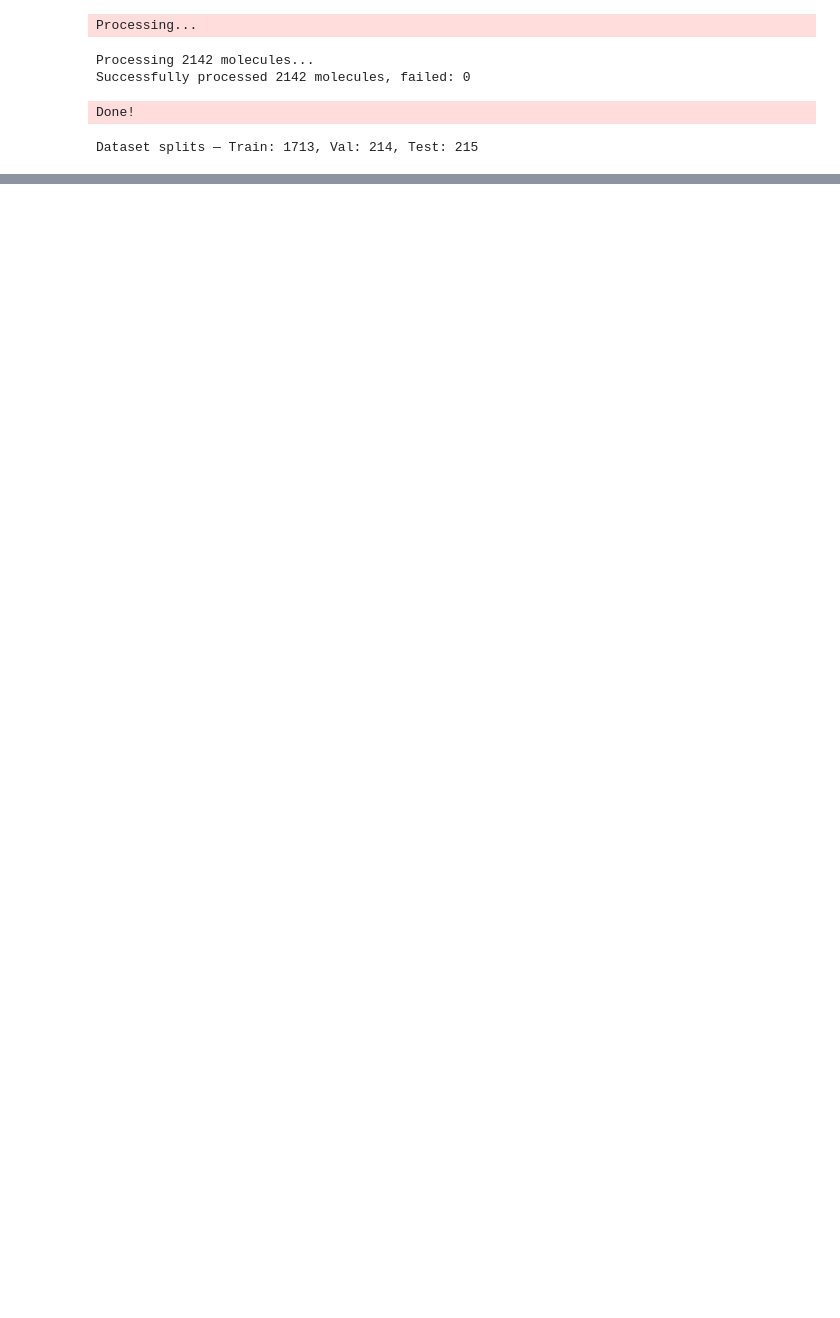
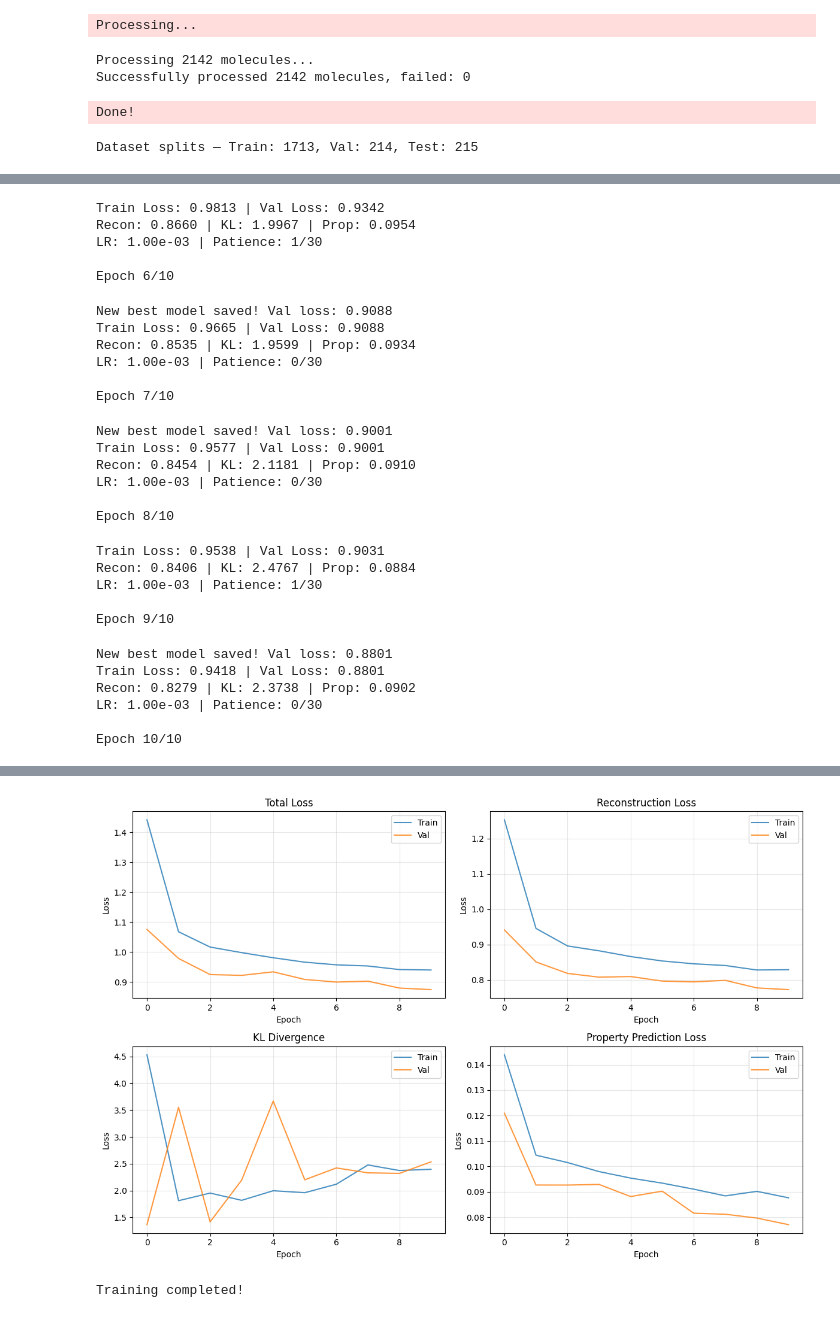
Before and after one commit to Raiden-Makoto/MLX-VAE, a Jupyter notebook: cgvae.ipynb, the cells around one changed output, grey strips where cells are left out. Saved outputs shown, nothing was run; the diff lists cells and outputs as text; code cells hidden in the pictures; blank space fills up the shorter version.

Commit message:
trained model 10 epochs, looks good but probably should train longer

```diff
--- a/cgvae.ipynb
+++ b/cgvae.ipynb
@@ -27,7 +29,7 @@ model_config = {
     'edge_dim': 6,
     'latent_dim': 32,
     'hidden_dim': 64,
-    'num_properties': 2,
+    'num_properties': 1,
     'num_layers': 3,
     'heads': 4,
     'max_nodes': 20,
@@ -47,3 +49,6 @@ trainer = MGCVAETrainer(
     device=device,
     save_dir='checkpoints/mgcvae'
 )
+# %%
+train_metrics, val_metrics = trainer.train(num_epochs=10)
+# %% [output]
@@ -49,0 +84,28 @@ trainer = MGCVAETrainer(
+Train Loss: 0.9813 | Val Loss: 0.9342
+Recon: 0.8660 | KL: 1.9967 | Prop: 0.0954
+LR: 1.00e-03 | Patience: 1/30
+
+Epoch 6/10
+New best model saved! Val loss: 0.9088
+Train Loss: 0.9665 | Val Loss: 0.9088
+Recon: 0.8535 | KL: 1.9599 | Prop: 0.0934
+LR: 1.00e-03 | Patience: 0/30
+
+Epoch 7/10
+New best model saved! Val loss: 0.9001
+Train Loss: 0.9577 | Val Loss: 0.9001
+Recon: 0.8454 | KL: 2.1181 | Prop: 0.0910
+LR: 1.00e-03 | Patience: 0/30
+
+Epoch 8/10
+Train Loss: 0.9538 | Val Loss: 0.9031
+Recon: 0.8406 | KL: 2.4767 | Prop: 0.0884
+LR: 1.00e-03 | Patience: 1/30
+
+Epoch 9/10
+New best model saved! Val loss: 0.8801
+Train Loss: 0.9418 | Val Loss: 0.8801
+Recon: 0.8279 | KL: 2.3738 | Prop: 0.0902
+LR: 1.00e-03 | Patience: 0/30
+
+Epoch 10/10
@@ -49,0 +116,2 @@ trainer = MGCVAETrainer(
+[figure, added]
+Training completed!
```
Also changed, not shown: parts of 4 cells of this notebook, 1 other file.
